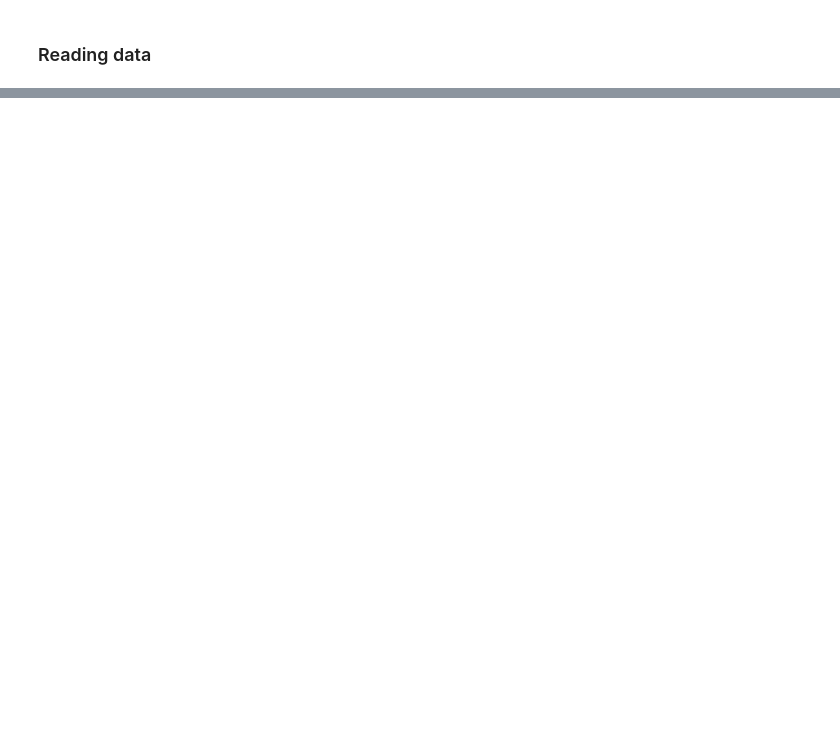
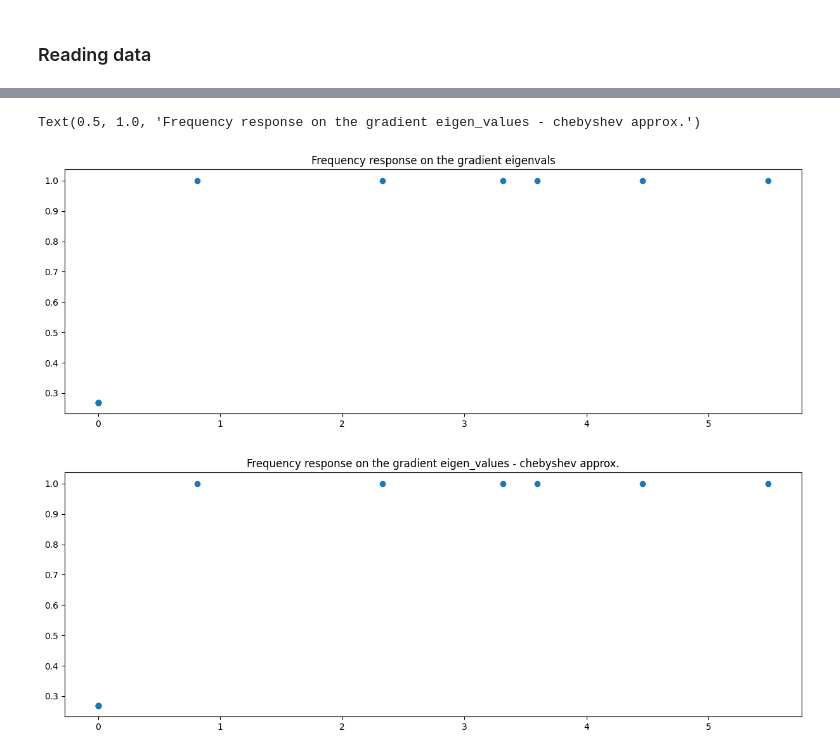
Before and after one commit to irtazahashmi/pytspl, a Jupyter notebook: demo_notebook.ipynb, the cells around one changed output, grey strips where cells are left out. Saved outputs shown, nothing was run; the diff lists cells and outputs as text; code cells hidden in the pictures; blank space fills up the shorter version.

```diff
--- a/demo_notebook.ipynb
+++ b/demo_notebook.ipynb
@@ -40,0 +240,12 @@ scplot = SCPlot(sc, coordinates)
+# %%
+from chebpy import chebfun
+
+# cut off frequency - gradient
+cut_off_freq_g = 0.01
+steep = 100
+# logistic function to perform gradient component extraction
+g_g = lambda lam: 1 / (1 + np.exp(-steep * (lam - cut_off_freq_g)))
+g_g_cheb = chebfun(g_g, [0, lambda_max], 100)
+# filter coefficients
+coeffs_g = g_g_cheb.funs[0].coeffs
+coeffs_g
@@ -40,0 +270,13 @@ scplot = SCPlot(sc, coordinates)
+# %%
+# plot the continuous frequency response
+plt.figure(figsize=(15, 5))
+plt.scatter(eigenvals_u1L, g_g(eigenvals_u1L))
+plt.title("Frequency response on the gradient eigenvals")
+
+plt.figure(figsize=(15, 5))
+plt.scatter(eigenvals_u1L, g_g_cheb(eigenvals_u1L))
+plt.title("Frequency response on the gradient eigen_values - chebyshev approx.")
+# %% [output]
+Text(0.5, 1.0, 'Frequency response on the gradient eigen_values - chebyshev approx.')
+[figure, added]
+[figure, added]
```
Also changed, not shown: parts of 20 cells of this notebook, 2 other files.
